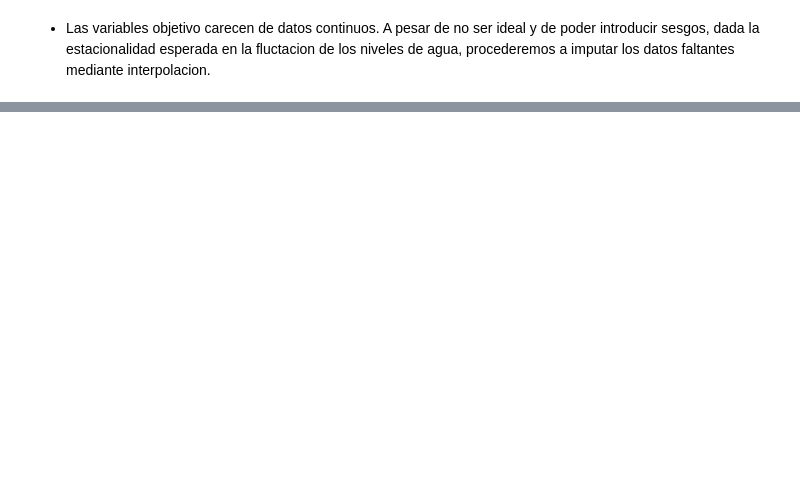
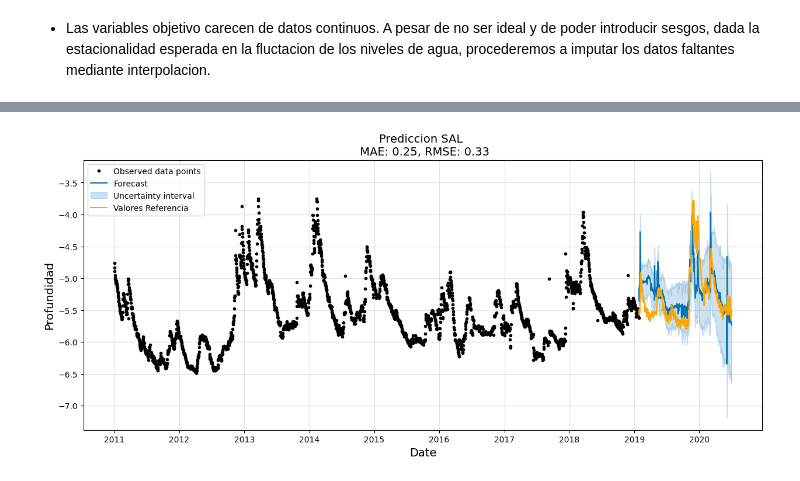
Before and after one commit to jilemp/time-series-project-tutorial, a Jupyter notebook: src/explore.ipynb, the cells around one changed output, grey strips where cells are left out. Drawn from its saved outputs; the diff is of its cells as text; code cells hidden in the pictures; blank space fills up the shorter version.

```diff
--- a/src/explore.ipynb
+++ b/src/explore.ipynb
@@ -279,0 +380,8 @@ plt.show()
+# %%
+#pasar indice 'Date' a columna
+df_model.reset_index(inplace=True)
+
+#renombrar columna 'Date' a 'ds'
+df_model.rename(columns={'Date': 'ds'}, inplace=True)
+
+df_model
@@ -279,0 +463,19 @@ plt.show()
+# %%
+# Crear y entrenar modelo prophet para el sistema norte (SAL)
+model = Prophet()
+for reg in feature_columns_SAL:
+    model.add_regressor(reg)
+
+# ajustar el modelo a los datos de entrenamiento
+model.fit(multivariate_df_SAL.iloc[:train_size])
+
+# predecir
+x_valid = multivariate_df_SAL[['ds'] + feature_columns_SAL].iloc[train_size:]
+y_valid = multivariate_df_SAL['y'].iloc[train_size:]
+y_pred = model.predict(x_valid)
+
+# calcular metricas
+score_mae = mean_absolute_error(y_valid, y_pred['yhat'])
+score_rmse = math.sqrt(mean_squared_error(y_valid, y_pred['yhat']))
+
+print(Fore.GREEN + f'RMSE SAL: {score_rmse:.3f}')
@@ -279,0 +486,16 @@ plt.show()
+# %%
+#graficar predicciones de SAL
+f, ax = plt.subplots(1)
+f.set_figheight(6)
+f.set_figwidth(15)
+
+model.plot(y_pred, ax=ax)
+sns.lineplot(x=x_valid['ds'], y=y_valid, ax=ax, color='orange', label='Valores Referencia')
+
+ax.set_title(f'Prediccion SAL \n MAE: {score_mae:.2f}, RMSE: {score_rmse:.2f}', fontsize=14)
+ax.set_xlabel(xlabel='Date', fontsize=14)
+ax.set_ylabel(ylabel='Profundidad', fontsize=14)
+
+plt.show()
+# %% [output]
+[figure, added]
```
Also changed, not shown: parts of 22 cells of this notebook, 2 other files.
